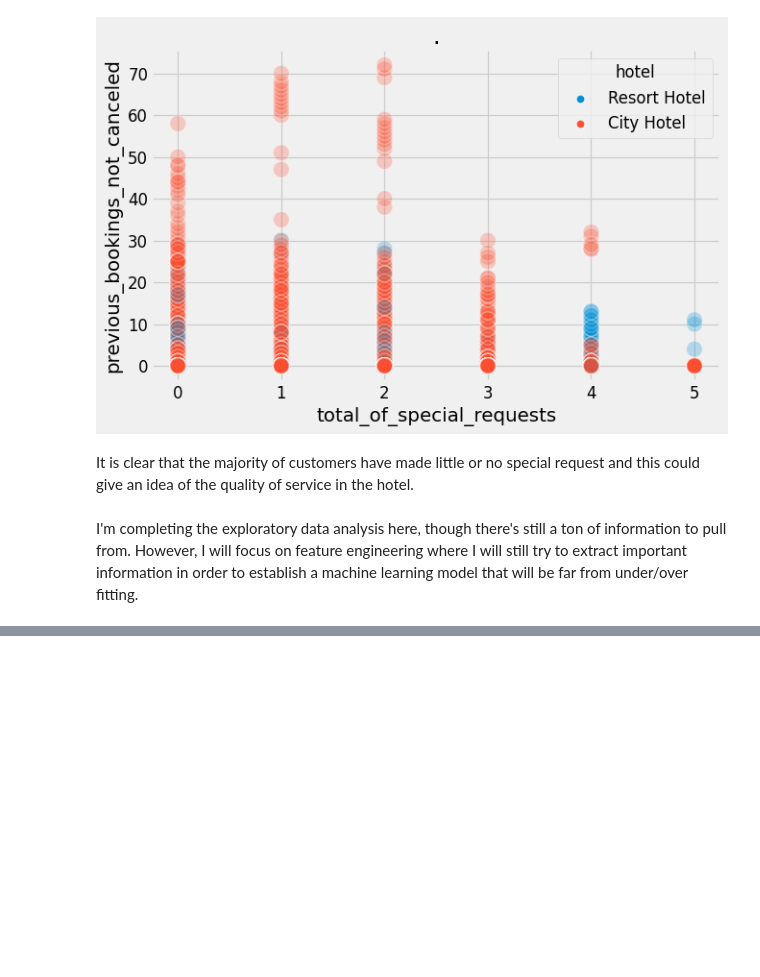
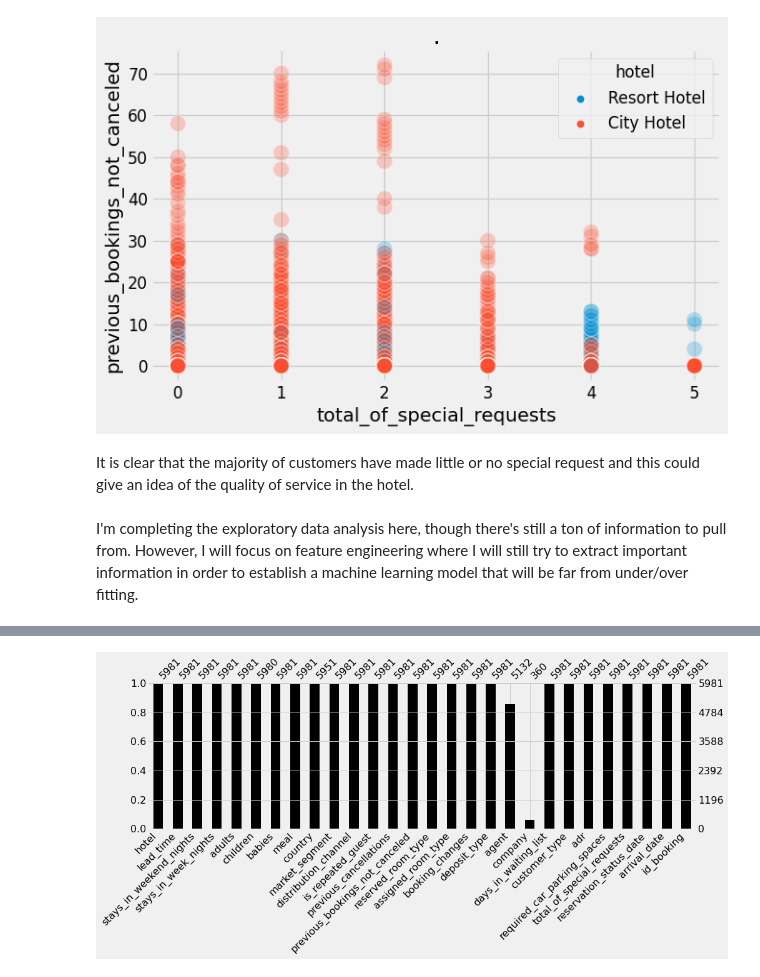
Before and after one commit to dajebbar/zoomcampML, a Jupyter notebook: midTermproject/notebook.ipynb, the cells around one changed output, grey strips where cells are left out. Saved outputs shown, nothing was run; the diff lists cells and outputs as text; code cells hidden in the pictures; blank space fills up the shorter version.

```diff
--- a/midTermproject/notebook.ipynb
+++ b/midTermproject/notebook.ipynb
@@ -444,0 +459,5 @@ I'm completing the exploratory data analysis here, though there's still a ton of
+# %%
+# NA test set
+msno.bar(df_test, figsize=(14,4), color ='k');
+# %% [output]
+[figure, added]
```
Also changed, not shown: parts of 72 cells of this notebook.
